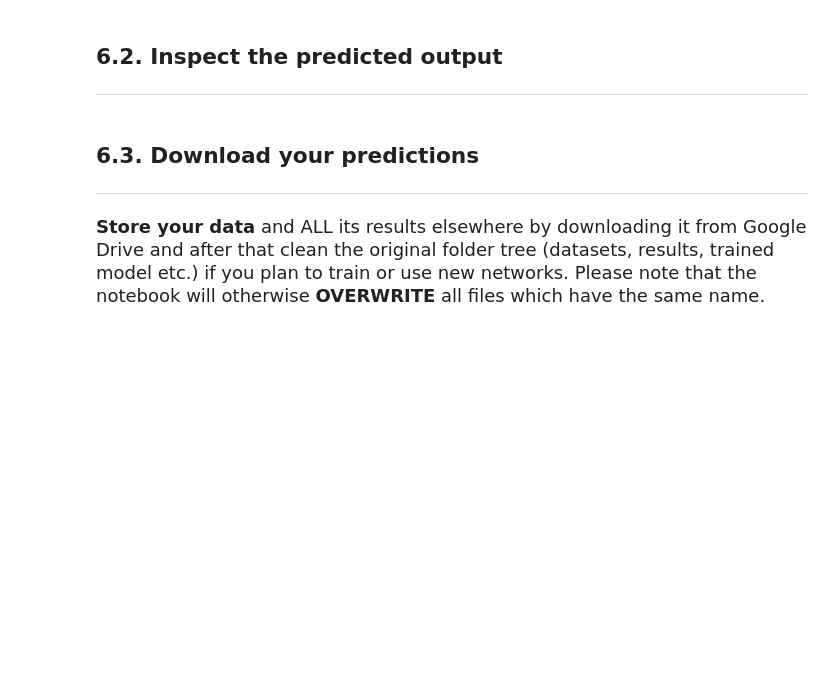
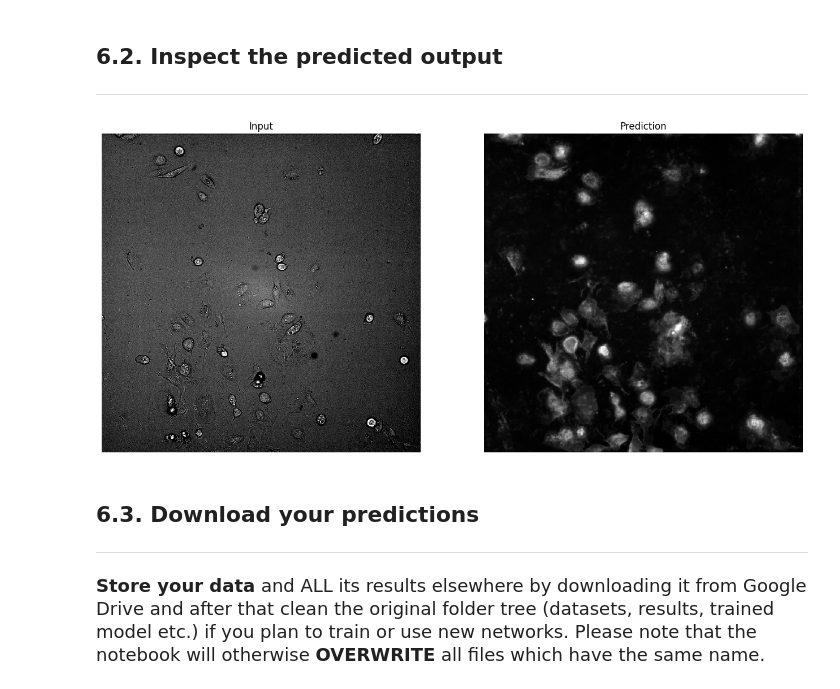
Before and after one commit to HenriquesLab/PhotoFiTT, a Jupyter notebook: notebooks/deep-learning/pix2pix/Workstation_pix2pix_ZeroCostDL4Mic.ipynb, the cells around one changed output. Cells and saved outputs as stored; diff of their text form; code cells hidden in the pictures; blank space fills up the shorter version.

```diff
--- a/notebooks/deep-learning/pix2pix/Workstation_pix2pix_ZeroCostDL4Mic.ipynb
+++ b/notebooks/deep-learning/pix2pix/Workstation_pix2pix_ZeroCostDL4Mic.ipynb
@@ -2507,28 +2526,26 @@ PermissionError: [Errno 13] Permission denied: '/content'
 # %%
 # @markdown ##Run this cell to display a randomly chosen input and its corresponding predicted output.
 import os
 # This will display a randomly chosen dataset input and predicted output
 random_choice = random.choice(os.listdir(Data_folder))
-
-
 random_choice_no_extension = os.path.splitext(random_choice)
 
-
-x = imageio.imread(Result_folder+"/"+Prediction_model_name+"/test_"+str(checkpoint)+"/images/"+random_choice_no_extension[0]+"_real_A.png")
-
-
-y = imageio.imread(Result_folder+"/"+Prediction_model_name+"/test_"+str(checkpoint)+"/images/"+random_choice_no_extension[0]+"_fake_B.png")
+results_path_test = os.path.join(Result_folder, Prediction_model_name, "test_"+str(checkpoint), "images")
+x = imageio.imread(os.path.join(results_path_test, random_choice_no_extension[0]+"_real_A.png"))
+y = imageio.imread(os.path.join(results_path_test,random_choice_no_extension[0]+"_fake_B.png"))
 
 f=plt.figure(figsize=(16,8))
 plt.subplot(1,2,1)
 plt.imshow(x, interpolation='nearest')
 plt.title('Input')
 plt.axis('off');
 
 plt.subplot(1,2,2)
 plt.imshow(y, interpolation='nearest')
 plt.title('Prediction')
 plt.axis('off');
+# %% [output]
+[figure, added]
 # %% [markdown]
 ## **6.3. Download your predictions**
 ---
```
Also changed, not shown: parts of 10 cells of this notebook.
